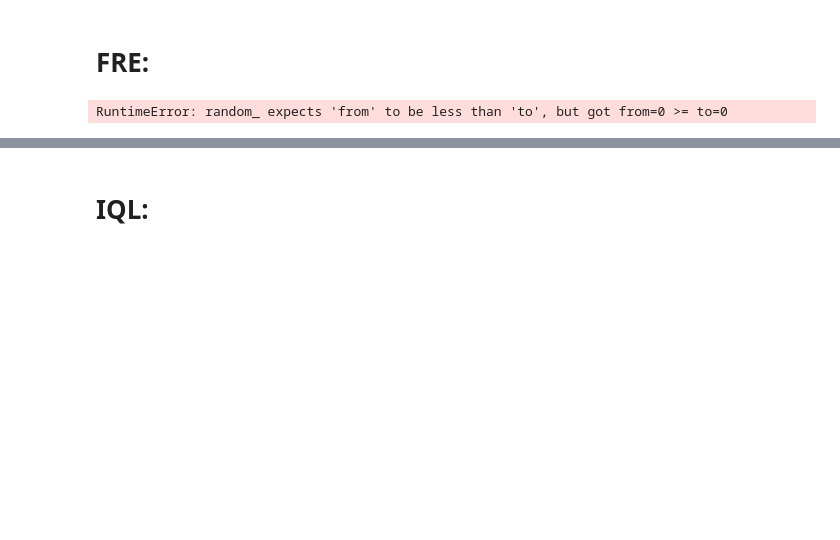
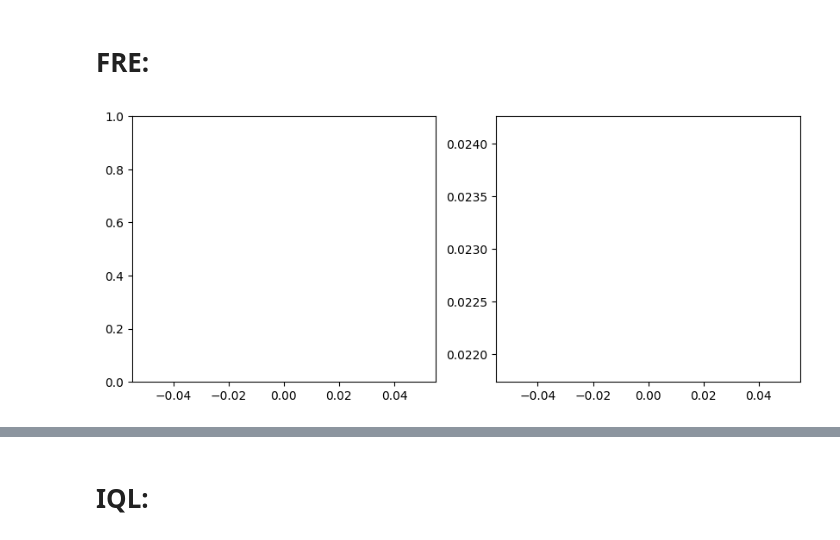
Before and after one commit to TheSun00000/fre_experiments, a Jupyter notebook: offline_fre+dmc copy.ipynb, the cells around one changed output, grey strips where cells are left out. Saved outputs shown, nothing was run; the diff lists cells and outputs as text; code cells hidden in the pictures; blank space fills up the shorter version.

Commit message:
add reward function filtering

```diff
--- a/offline_fre+dmc copy.ipynb
+++ b/offline_fre+dmc copy.ipynb
@@ -14,9 +14,9 @@ device
 # %% [output]
 'cuda'
 # %%
-ENV_NAME = 'walker' # cheetah | walker
+ENV_NAME = 'cheetah' # cheetah | walker
 # %%
-NUM_UNSUPERVISED_REEWARD_FUNCTION = 0
+NUM_UNSUPERVISED_REEWARD_FUNCTION = 20000
 BENCHMARK_SET = [3]
 
 NUM_TRAJECTORIES = 10000
@@ -372,7 +372,7 @@ def sample_reward_function_fre(batch_size, num_random_samples):
         # reward_type = torch.randint(0, 3, (1,)) # 0: goal_reaching | 1: linear_reward | 2: mlp_reward
         reward_type = torch.randint(1, 3, (1,))   # 1: linear_reward | 2: mlp_reward
 
-        # reward_type = 1
+        reward_type = 1
 
         reward_params[b, 0] = reward_type
         if reward_type == 0:
@@ -469,7 +469,7 @@ class FRENetwork(nn.Module):
         return reward_pred # [batch, reward_pairs]
 # %%
 fre_network = FRENetwork(obs_len=obs_dim).to(device)
-fre_network.load_state_dict(torch.load('models/fre_network_walker.pth'))
+# fre_network.load_state_dict(torch.load('models/fre_network_walker.pth'))
 optimimizer = torch.optim.Adam(fre_network.parameters(), lr=0.001)
 
 reward_losses = []
@@ -499,35 +499,35 @@ for i in tqdm(range(10_000)):
     w_mean, w_log_std = fre_network.get_transformer_encoding(reward_state_pairs)
 
 
     # Calculate the loss:
 
     w = w_mean + torch.normal(0, 1, size=w_mean.shape, device=device) * torch.exp(w_log_std)
     # w = w_mean
     rewards_pred = fre_network.get_reward_pred(w, decode_obs)
 
     reward_pred_loss = ((rewards_pred - decode_rewards)**2).mean()
     kl_loss = -0.5 * (1 + w_log_std - w_mean**2 - torch.exp(w_log_std)).mean()
     loss = reward_pred_loss + kl_loss * 0.01
 
     optimimizer.zero_grad()
     loss.backward()
     optimimizer.step()
 
     reward_losses.append(reward_pred_loss.item())
     kl_losses.append(kl_loss.item())
 
     if i % 20 == 0:
         clear_output(True)
         fig, axs = plt.subplots(1, 2, figsize=(10, 4))
         axs[0].plot(reward_losses)
         # axs[0].set_xscale('log')
         axs[0].set_ylim(0, 1.0)
         axs[1].plot(kl_losses)
         plt.show()
 
-    # break
+    break
 # %% [output]
-RuntimeError: random_ expects 'from' to be less than 'to', but got from=0 >= to=0
+[figure, added]
 # %%
 # torch.save(fre_network.state_dict(), 'models/fre_network_walker.pth')
 # %%
```
Also changed, not shown: parts of 9 cells of this notebook, 2 other files.
